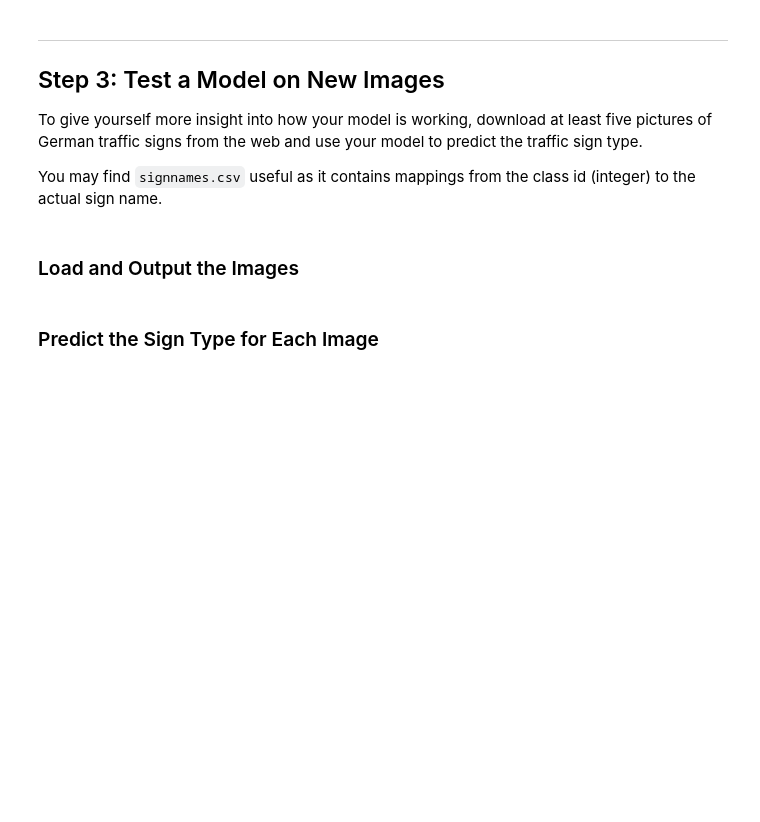
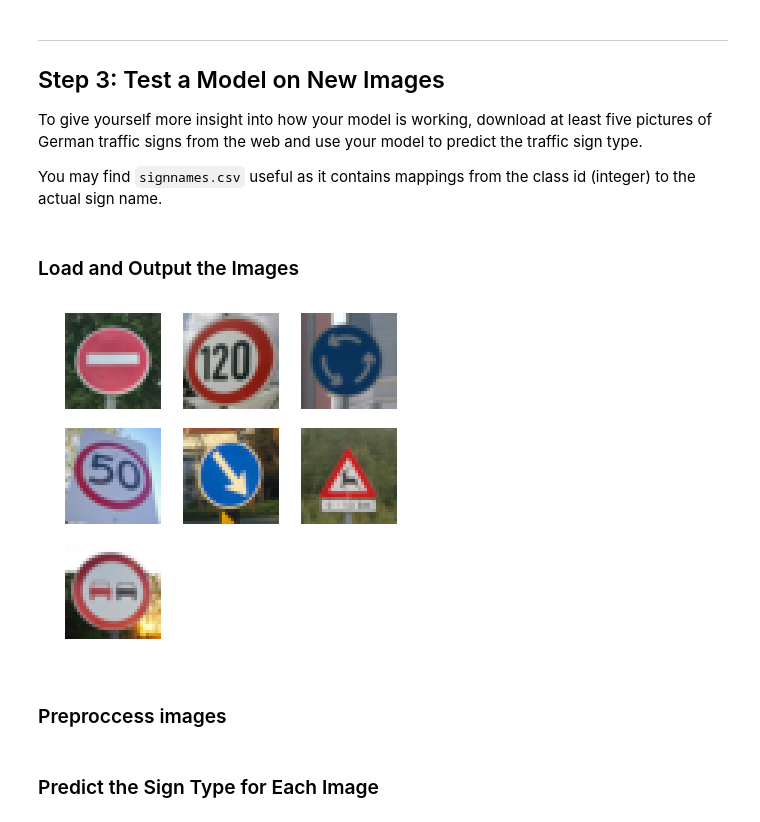
Before and after one commit to AaronNBrock/CarND-Traffic-Sign-Classifier-Project, a Jupyter notebook: Traffic_Sign_Classifier.ipynb, the cells around one changed output. Cells and saved outputs as stored; diff of their text form; code cells hidden in the pictures; blank space fills up the shorter version.

```diff
--- a/Traffic_Sign_Classifier.ipynb
+++ b/Traffic_Sign_Classifier.ipynb
@@ -407,13 +410,27 @@ import imageio
 # %% [markdown]
 
 ### Load and Output the Images
-# %%
-
-
-for image_path in glob.glob('./data/cropped/*.png'):
-    image = misc.imresize(imageio.imread(image_path), size=[32, 32])
-    plt.imshow(image)
-
-
-### Load the images and plot them here.
-### Feel free to use as many code cells as needed.
+# %%
+images = []
+
+rows = 3
+columns = 3
+fig = plt.figure(figsize=(6, 6))
+
+count = 0
+for image_path in glob.glob('./data/cropped/*.png'):
+    count +=1
+    image = misc.imresize(plt.imread(image_path), size=[32, 32])
+    images.append(image)
+    ax = fig.add_subplot(rows, columns, count)
+    plt.imshow(image)
+    plt.axis('off')
+
+images_x = np.array(images)
+images_y = np.array(pd.read_csv('./data/cropped/labels.csv')['ClassId'].tolist())
+
+plt.show()
+# %% [output]
+[figure, added]
+# %% [markdown]
+### Preproccess images
```
Also changed, not shown: parts of 10 cells of this notebook.
